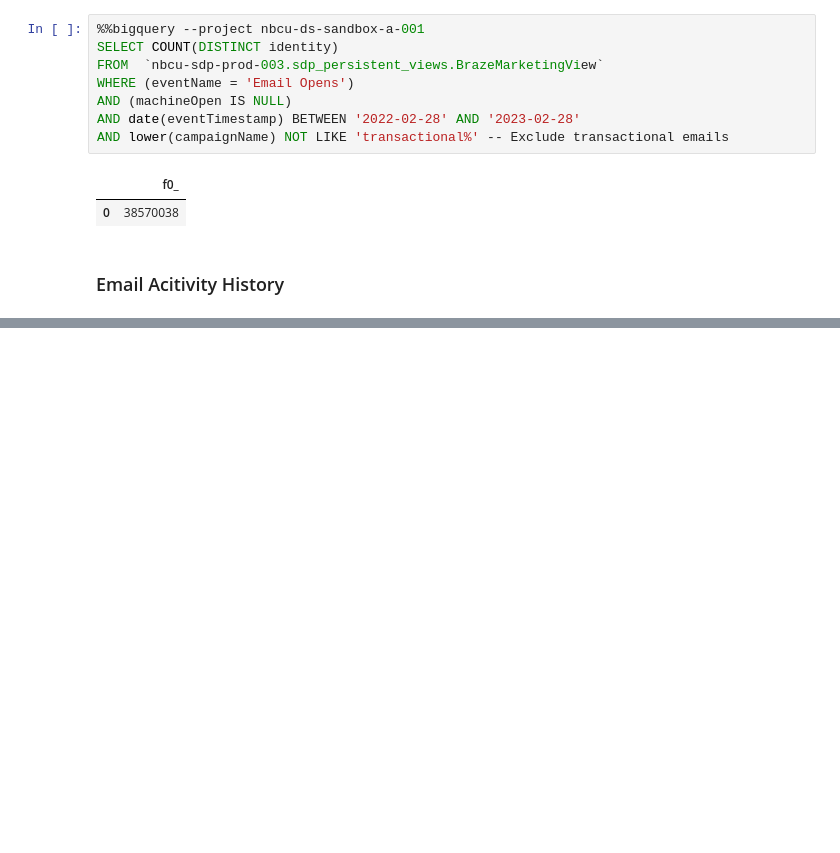
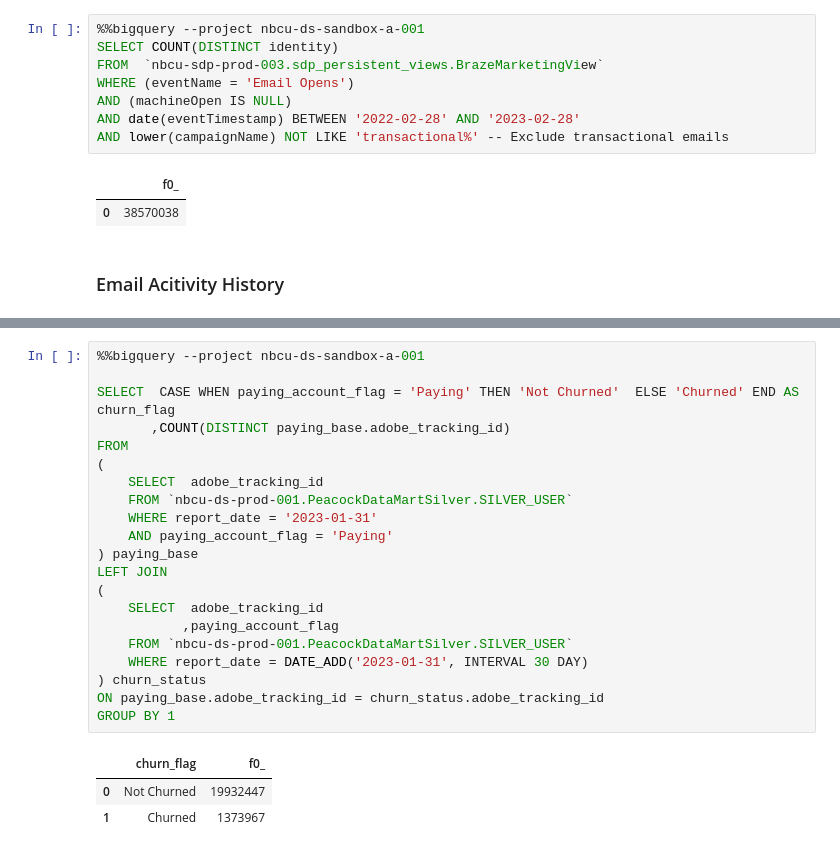
Before and after one commit to sandersli-nbc/CRM-Dashboard, a Jupyter notebook: test.ipynb, the cells around one changed output, grey strips where cells are left out. Cells and saved outputs as stored; diff of their text form; blank space fills up the shorter version.

```diff
--- a/test.ipynb
+++ b/test.ipynb
@@ -806,0 +571,25 @@ select * from `nbcu-ds-sandbox-a-001.SLi_sandbox.Email_Activity_Summary` order b
+# %%
+%%bigquery --project nbcu-ds-sandbox-a-001
+
+SELECT  CASE WHEN paying_account_flag = 'Paying' THEN 'Not Churned'  ELSE 'Churned' END AS churn_flag
+       ,COUNT(DISTINCT paying_base.adobe_tracking_id)
+FROM
+(
+	SELECT  adobe_tracking_id
+	FROM `nbcu-ds-prod-001.PeacockDataMartSilver.SILVER_USER`
+	WHERE report_date = '2023-01-31'
+	AND paying_account_flag = 'Paying'
+) paying_base
+LEFT JOIN
+(
+	SELECT  adobe_tracking_id
+	       ,paying_account_flag
+	FROM `nbcu-ds-prod-001.PeacockDataMartSilver.SILVER_USER`
+	WHERE report_date = DATE_ADD('2023-01-31', INTERVAL 30 DAY)
+) churn_status
+ON paying_base.adobe_tracking_id = churn_status.adobe_tracking_id
+GROUP BY 1
+# %% [output]
+|  | churn_flag | f0_ |
+| 0 | Not Churned | 19932447 |
+| 1 | Churned | 1373967 |
```
Also changed, not shown: parts of 79 cells of this notebook, 6 other files.
